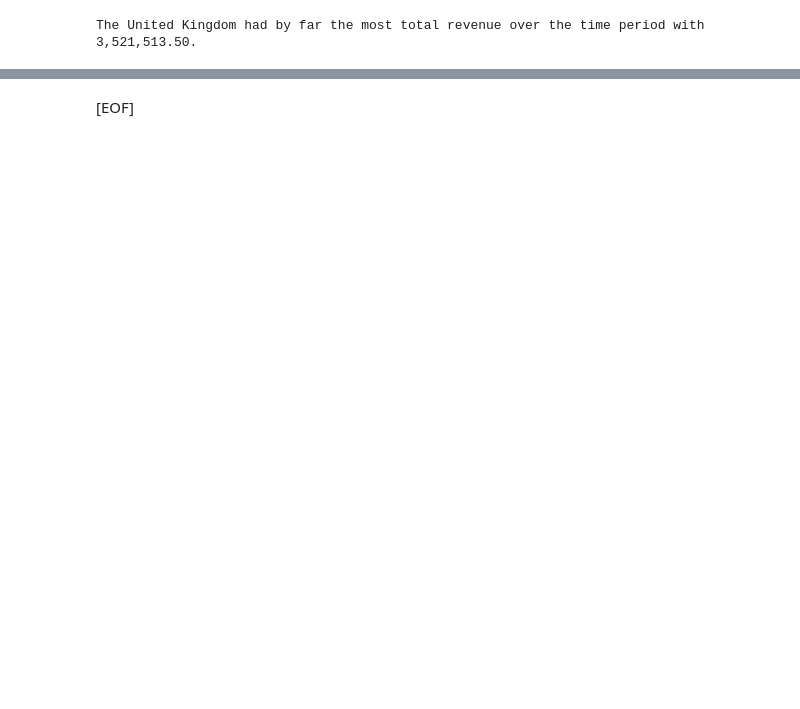
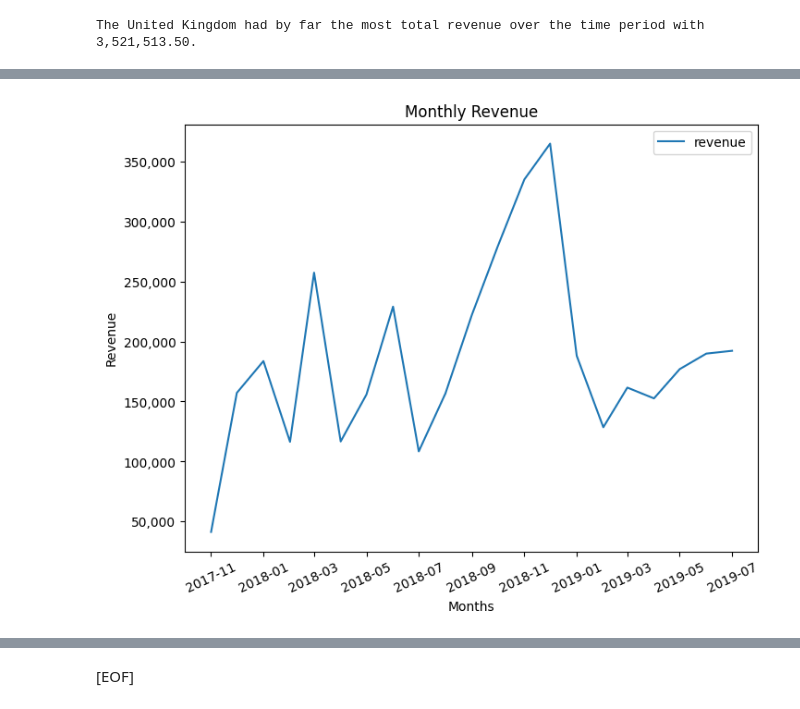
Before and after one commit to 6760525/ibm, a Jupyter notebook: capstone_part_1.ipynb, the cells around one changed output, grey strips where cells are left out. Saved outputs shown, nothing was run; the diff lists cells and outputs as text; code cells hidden in the pictures; blank space fills up the shorter version.

```diff
--- a/capstone_part_1.ipynb
+++ b/capstone_part_1.ipynb
@@ -3 +53,7 @@ from solution_guidance.cslib import fetch_data
+# %%
+# CONSTANTS
+
+IMAGE_DIR = os.path.join(".", "images")
+DATA_TRAIN_DIR = os.path.join(".", "cs-train")
+DATA_PROD_DIR = os.path.join(".", "cs-production")
 # %% [markdown]
@@ -5,3 +61,3 @@ from solution_guidance.cslib import fetch_data
 # %%
-df = fetch_data("./cs-train/")
+df = fetch_data(DATA_TRAIN_DIR)
 # %% [markdown]
@@ -95,0 +226,18 @@ The United Kingdom had by far the most total revenue over the time period with 3
+# %%
+# Monthly Revenue
+
+fig, ax = plt.subplots(figsize=(8,6))
+
+data = df.set_index("invoice_date")[["price"]].resample("MS").sum().rename(columns={'price': 'revenue'})
+
+sns.lineplot(data=data, ax=ax)
+ax.set_title('Monthly Revenue')
+ax.set_xlabel('Months')
+ax.set_ylabel('Revenue')
+ax.get_yaxis().set_major_formatter(ticker.FuncFormatter(lambda x, p: format(int(x), ',')))
+plt.xticks(rotation=25)
+
+plt.savefig(os.path.join(IMAGE_DIR, "monthly_revenue.png"), format='png', dpi=300)
+plt.show();
+# %% [output]
+[figure, added]
```
Also changed, not shown: parts of 24 cells of this notebook, 15 other files.
